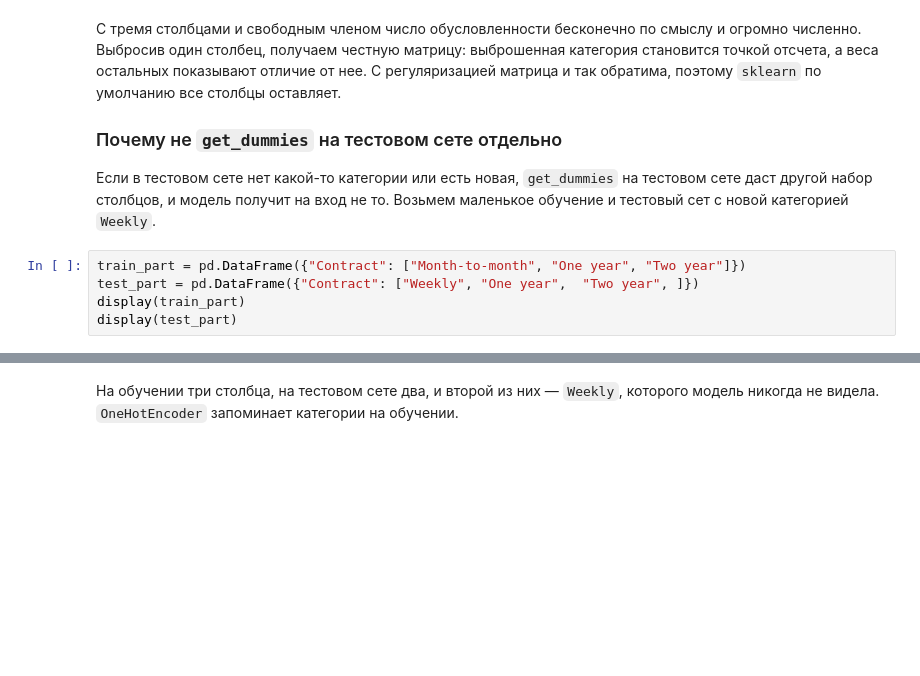
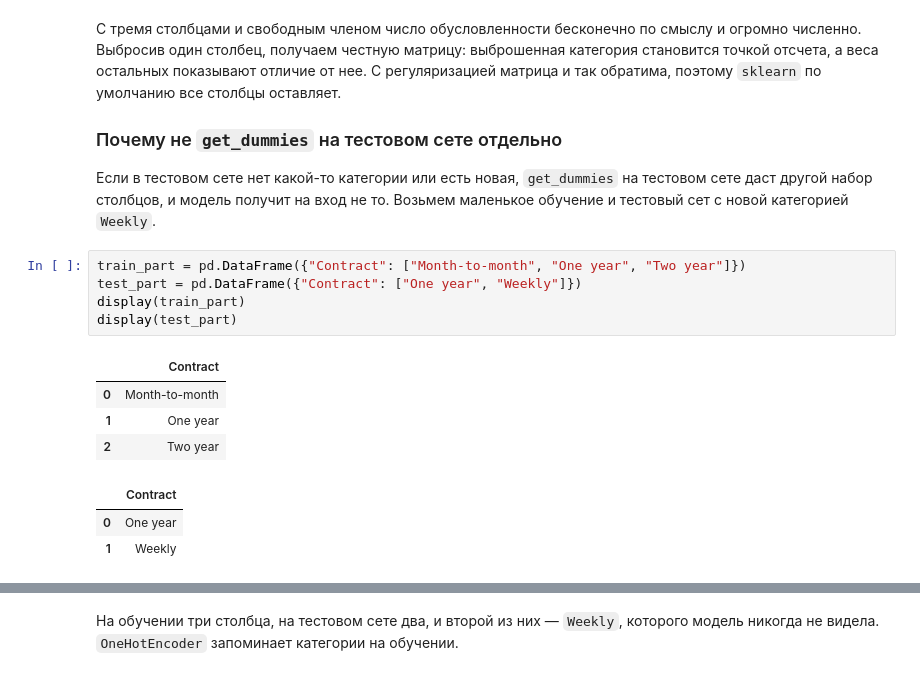
Before and after one commit to salexkon/ml_dafe_mipt, a Jupyter notebook: classes/week_04_eda/seminar_04.ipynb, the cells around one changed output, grey strips where cells are left out. Cells and saved outputs as stored; diff of their text form; blank space fills up the shorter version.

```diff
--- a/classes/week_04_eda/seminar_04.ipynb
+++ b/classes/week_04_eda/seminar_04.ipynb
@@ -600,8 +859,16 @@ plt.show()
 Возьмем маленькое обучение и тестовый сет с новой категорией `Weekly`.
 # %%
 train_part = pd.DataFrame({"Contract": ["Month-to-month", "One year", "Two year"]})
-test_part = pd.DataFrame({"Contract": ["Weekly", "One year",  "Two year", ]})
+test_part = pd.DataFrame({"Contract": ["One year", "Weekly"]})
 display(train_part)
 display(test_part)
+# %% [output]
+|  | Contract |
+| 0 | Month-to-month |
+| 1 | One year |
+| 2 | Two year |
+|  | Contract |
+| 0 | One year |
+| 1 | Weekly |
 # %%
 pd.get_dummies(train_part)
```
Also changed, not shown: parts of 164 cells of this notebook.
